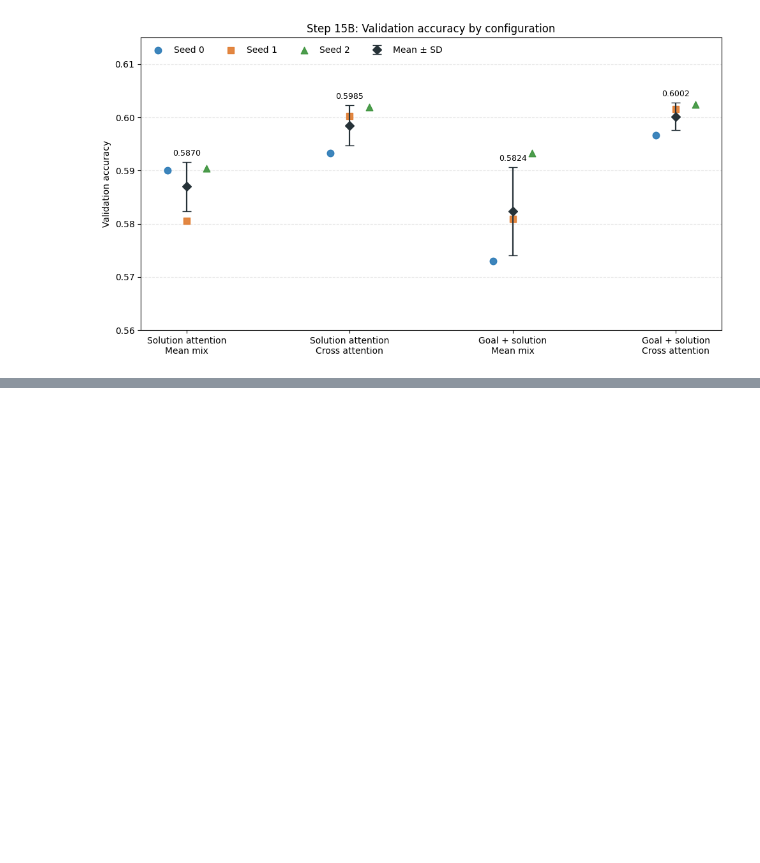
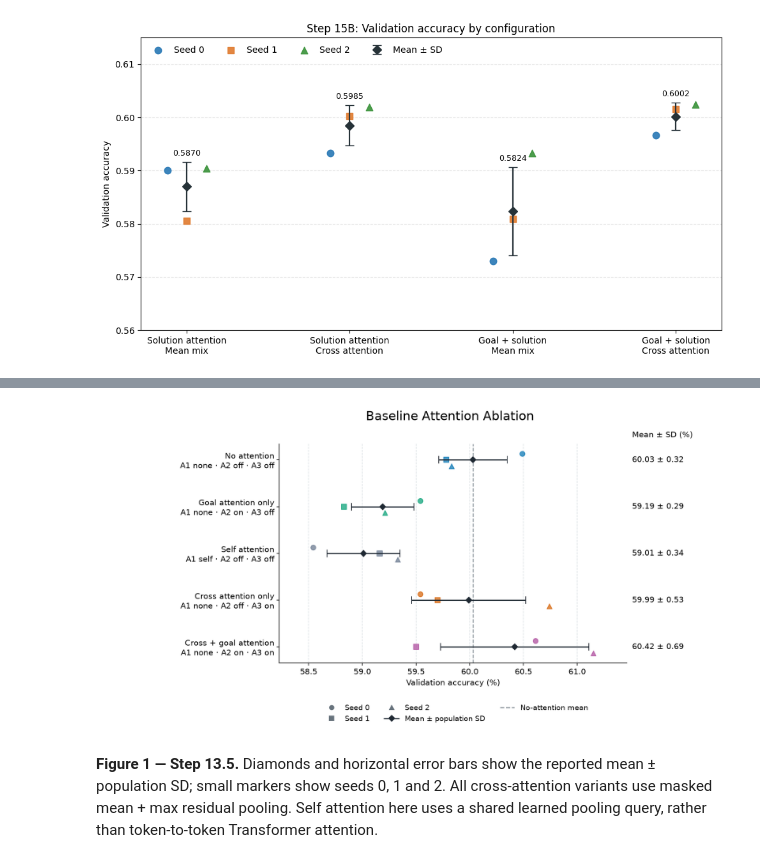
Before and after one commit to quiteqiang/NLP-group, a Jupyter notebook: main_model_01_test_step_15_02.ipynb, the cells around one changed output, grey strips where cells are left out. Drawn from its saved outputs; the diff is of its cells as text; code cells hidden in the pictures; blank space fills up the shorter version.

Commit message:
charts

```diff
--- a/main_model_01_test_step_15_02.ipynb
+++ b/main_model_01_test_step_15_02.ipynb
@@ -5402,0 +5874,38 @@ plt.show()
+# %%
+# @title Step 17.2: Baseline Attention Ablation
+with step17_plt.rc_context(STEP17_STYLE):
+    step17_baseline_rows = step17_summary[step17_summary.stage == '13.5']
+    step17_fig, step17_ax = step17_plt.subplots(figsize=(12, 6.3))
+    step17_reference = step17_get_row('13.5', '00').mean_accuracy * 100
+    step17_ax.axvline(step17_reference, color='#8A939B', linestyle='--', linewidth=1.3,
+                      label=f'No-attention mean: {step17_reference:.2f}%')
+    step17_tick_labels = []
+    for step17_y, step17_row in enumerate(step17_baseline_rows.itertuples()):
+        step17_color = '#64748B' if step17_row.a1 == 'self' else STEP17_SWITCHES[step17_row.switch_id]['color']
+        for step17_seed, step17_marker in STEP17_SEED_MARKERS.items():
+            step17_ax.scatter(step17_row.seed_accuracies[step17_seed] * 100,
+                              step17_y + (step17_seed - 1) * .13, s=46,
+                              color=step17_color, marker=step17_marker, alpha=.7, zorder=3)
+        step17_ax.errorbar(step17_row.mean_accuracy * 100, step17_y, xerr=step17_row.sd * 100,
+                          fmt='D', color='#1F2933', capsize=5, markersize=6, zorder=4)
+        step17_ax.text(1.015, step17_y, f'{step17_row.mean_accuracy * 100:.2f} ± {step17_row.sd * 100:.2f}',
+                       transform=step17_ax.get_yaxis_transform(), va='center', fontsize=11)
+        step17_tick_labels.append(f'{step17_row.short_label}\nA1 {step17_row.a1} · A2 {"on" if step17_row.a2 else "off"} · A3 {"on" if step17_row.a3 else "off"}')
+    step17_ax.set_yticks(range(5), step17_tick_labels)
+    step17_ax.invert_yaxis()
+    step17_ax.set_xlim(*step17_accuracy_limits(step17_baseline_rows))
+    step17_ax.set_xlabel('Validation accuracy (%)')
+    step17_ax.grid(axis='x', color='#DCE1E5', linestyle='--')
+    step17_ax.set_axisbelow(True)
+    step17_ax.text(1.015, 1.03, 'Mean ± SD (%)', transform=step17_ax.transAxes, fontsize=11)
+    step17_fig.suptitle('Baseline Attention Ablation', fontsize=17, x=.56)
+    step17_fig.legend(handles=step17_seed_legend() + [Step17Line2D([], [], color='#8A939B', linestyle='--', label='No-attention mean')],
+                      loc='lower center', bbox_to_anchor=(.57, .02), ncol=3, frameon=False)
+    step17_fig.subplots_adjust(left=.29, right=.84, bottom=.22, top=.88)
+    step17_show_figure('baseline', step17_fig,
+        '**Figure 1 — Step 13.5.** Diamonds and horizontal error bars show the reported mean ± population SD; '
+        'small markers show seeds 0, 1 and 2. All cross-attention variants use masked mean + max residual pooling. '
+        'Self attention here uses a shared learned pooling query, rather than token-to-token Transformer attention.')
+# %% [output]
+[figure, added]
+**Figure 1 — Step 13.5.** Diamonds and horizontal error bars show the reported mean ± population SD; small markers show seeds 0, 1 and 2. All cross-attention variants use masked mean + max residual pooling. Self attention here uses a shared learned pooling query, rather than token-to-token Transformer attention.
```
Also changed, not shown: parts of 9 cells of this notebook.
